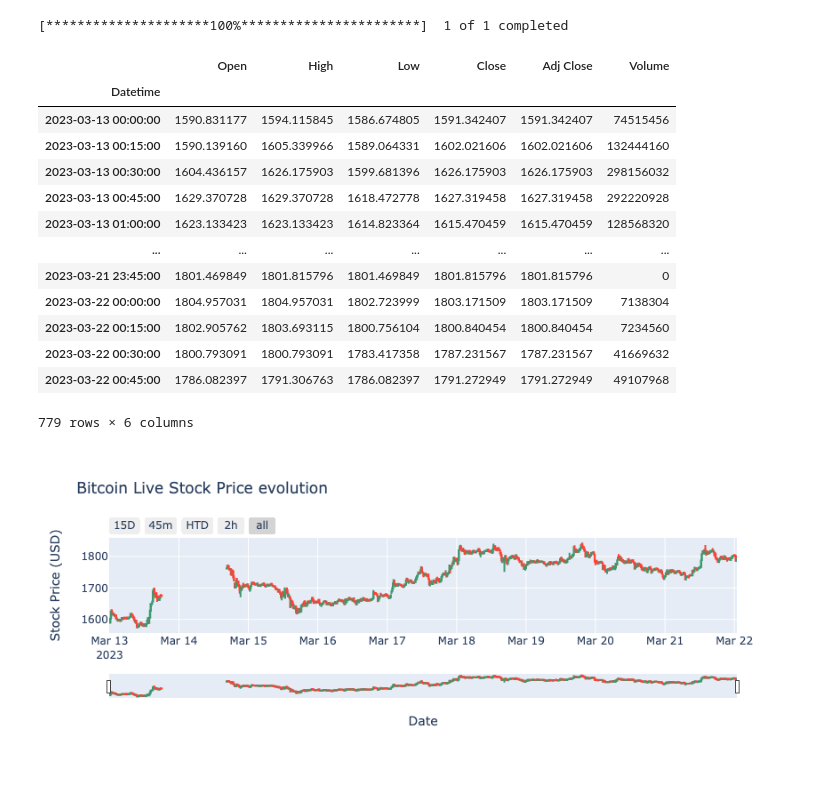
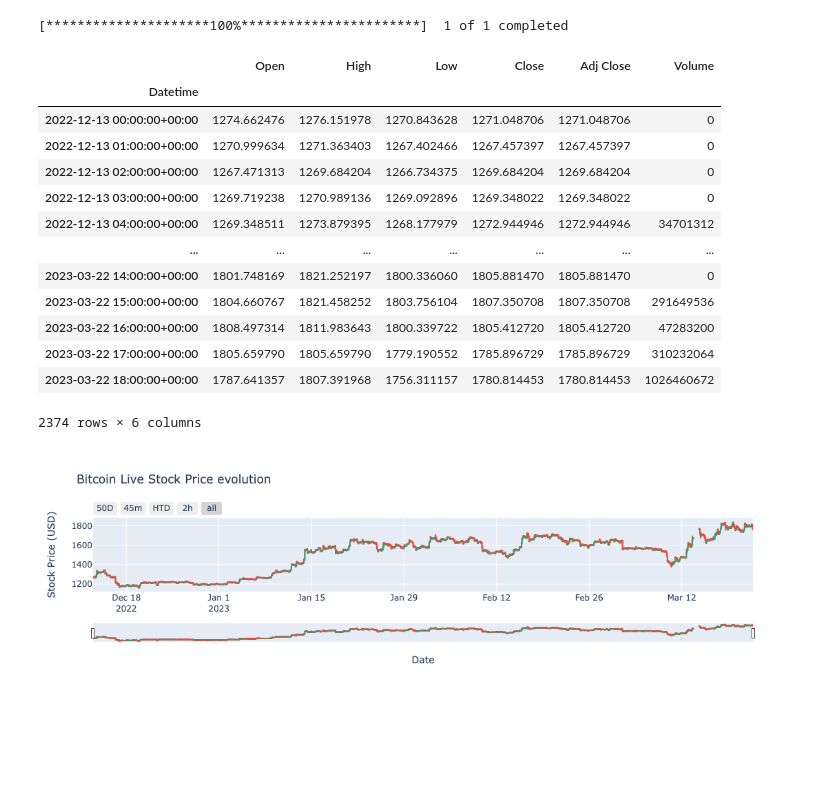
Before and after one commit to nikhilchoppa/MLSensitive, a Jupyter notebook: GetCryptoData.ipynb, the cells around one changed output. Cells and saved outputs as stored; diff of their text form; code cells hidden in the pictures; blank space fills up the shorter version.

```diff
--- a/GetCryptoData.ipynb
+++ b/GetCryptoData.ipynb
@@ -4,7 +4,7 @@ import pandas as pd
 # %%
 import yfinance as yf
 # %%
-data = yf.download(tickers='ETH-USD',period = '10d', interval='15m')
+data = yf.download(tickers='ETH-USD',period = '100d', interval='1h')
 # %% [output]
 [*********************100%***********************]  1 of 1 completed
 # %%
@@ -12,50 +12,50 @@ data
 # %% [output]
 |  | Open | High | Low | Close | Adj Close | Volume |
 | Datetime |  |  |  |  |  |  |
-| 2023-03-13 00:00:00 | 1590.831177 | 1594.115845 | 1586.674805 | 1591.342407 | 1591.342407 | 74515456 |
-| 2023-03-13 00:15:00 | 1590.139160 | 1605.339966 | 1589.064331 | 1602.021606 | 1602.021606 | 132444160 |
-| 2023-03-13 00:30:00 | 1604.436157 | 1626.175903 | 1599.681396 | 1626.175903 | 1626.175903 | 298156032 |
-| 2023-03-13 00:45:00 | 1629.370728 | 1629.370728 | 1618.472778 | 1627.319458 | 1627.319458 | 292220928 |
-| 2023-03-13 01:00:00 | 1623.133423 | 1623.133423 | 1614.823364 | 1615.470459 | 1615.470459 | 128568320 |
+| 2022-12-13 00:00:00+00:00 | 1274.662476 | 1276.151978 | 1270.843628 | 1271.048706 | 1271.048706 | 0 |
+| 2022-12-13 01:00:00+00:00 | 1270.999634 | 1271.363403 | 1267.402466 | 1267.457397 | 1267.457397 | 0 |
+| 2022-12-13 02:00:00+00:00 | 1267.471313 | 1269.684204 | 1266.734375 | 1269.684204 | 1269.684204 | 0 |
+| 2022-12-13 03:00:00+00:00 | 1269.719238 | 1270.989136 | 1269.092896 | 1269.348022 | 1269.348022 | 0 |
+| 2022-12-13 04:00:00+00:00 | 1269.348511 | 1273.879395 | 1268.177979 | 1272.944946 | 1272.944946 | 34701312 |
 | ... | ... | ... | ... | ... | ... | ... |
-| 2023-03-21 23:45:00 | 1801.469849 | 1801.815796 | 1801.469849 | 1801.815796 | 1801.815796 | 0 |
-| 2023-03-22 00:00:00 | 1804.957031 | 1804.957031 | 1802.723999 | 1803.171509 | 1803.171509 | 7138304 |
-| 2023-03-22 00:15:00 | 1802.905762 | 1803.693115 | 1800.756104 | 1800.840454 | 1800.840454 | 7234560 |
-| 2023-03-22 00:30:00 | 1800.793091 | 1800.793091 | 1783.417358 | 1787.231567 | 1787.231567 | 41669632 |
-| 2023-03-22 00:45:00 | 1786.082397 | 1791.306763 | 1786.082397 | 1791.272949 | 1791.272949 | 49107968 |
+| 2023-03-22 14:00:00+00:00 | 1801.748169 | 1821.252197 | 1800.336060 | 1805.881470 | 1805.881470 | 0 |
+| 2023-03-22 15:00:00+00:00 | 1804.660767 | 1821.458252 | 1803.756104 | 1807.350708 | 1807.350708 | 291649536 |
+| 2023-03-22 16:00:00+00:00 | 1808.497314 | 1811.983643 | 1800.339722 | 1805.412720 | 1805.412720 | 47283200 |
+| 2023-03-22 17:00:00+00:00 | 1805.659790 | 1805.659790 | 1779.190552 | 1785.896729 | 1785.896729 | 310232064 |
+| 2023-03-22 18:00:00+00:00 | 1787.641357 | 1807.391968 | 1756.311157 | 1780.814453 | 1780.814453 | 1026460672 |
-779 rows × 6 columns
+2374 rows × 6 columns
 # %%
 import plotly.graph_objs as go
 # %%
 
 fig = go.Figure()
 
 # Add Trace
 fig.add_trace(go.Candlestick(x=data.index,
                              open=data['Open'],
                              high=data['High'],
                              low=data['Low'],
                              close=data['Close'], name='market data'))
 
 # Update the layout
 fig.update_layout(
     title='Bitcoin Live Stock Price evolution', yaxis_title= ' Stock Price (USD)')
 
 # Update_X_Axis: Adding slider + Adding RangeSelect
 fig.update_xaxes(
     title='Date', rangeslider_visible=True,
     rangeselector = dict(
         buttons = list([
-                dict(count=15, label="15D", step="minute", stepmode="backward"),
+                dict(count=15, label="50D", step="day", stepmode="backward"),
                 dict(count=45, label="45m", step="minute", stepmode="backward"),
                 dict(count=1, label="HTD", step="hour", stepmode="todate"),
                 dict(count=2, label="2h", step="hour", stepmode="backward"),
                 dict(step='all')
             ])
         )
 
 )
 
 fig.show()
 # %% [output]
-[figure, old version]
+[figure, new version]
```
Also changed, not shown: 4 other files.
